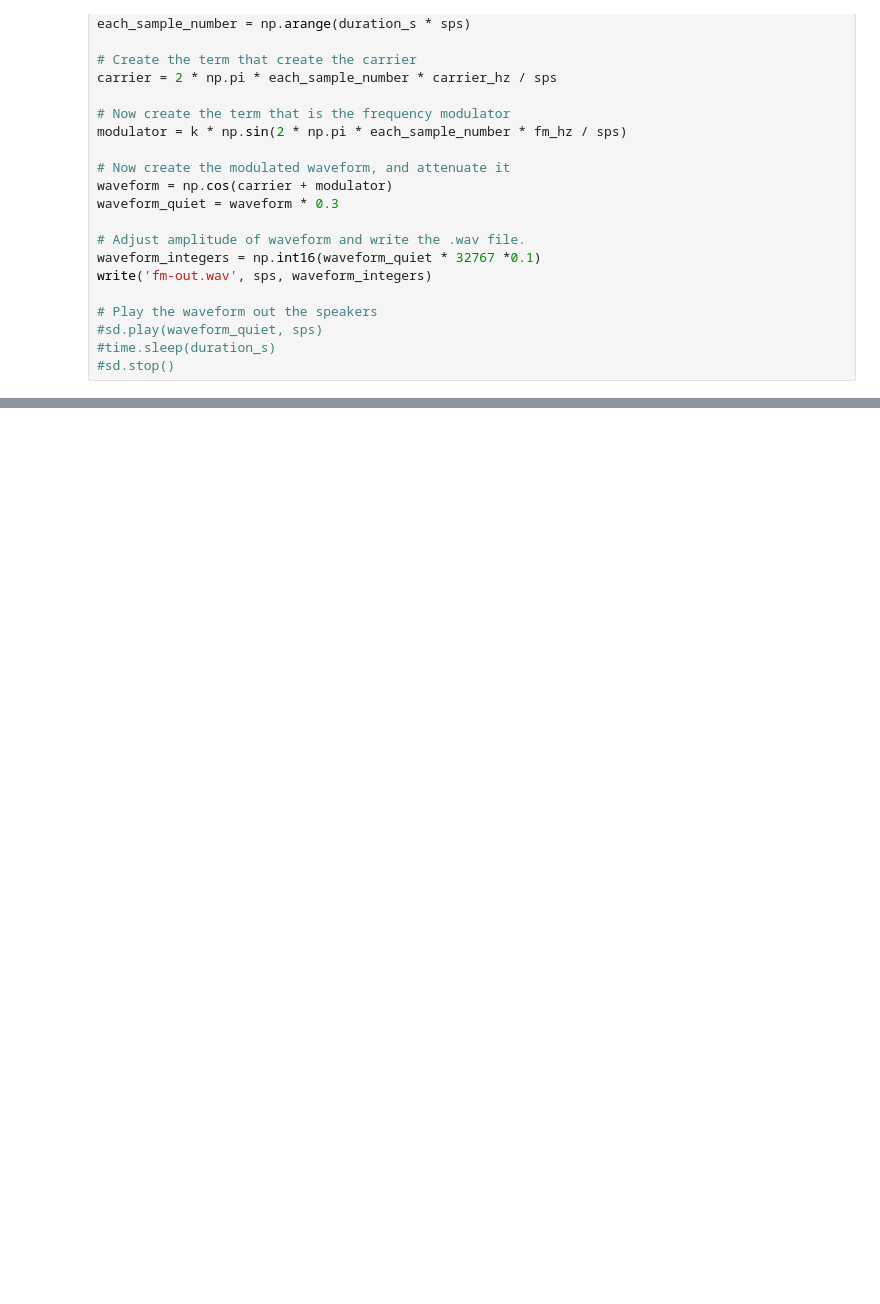
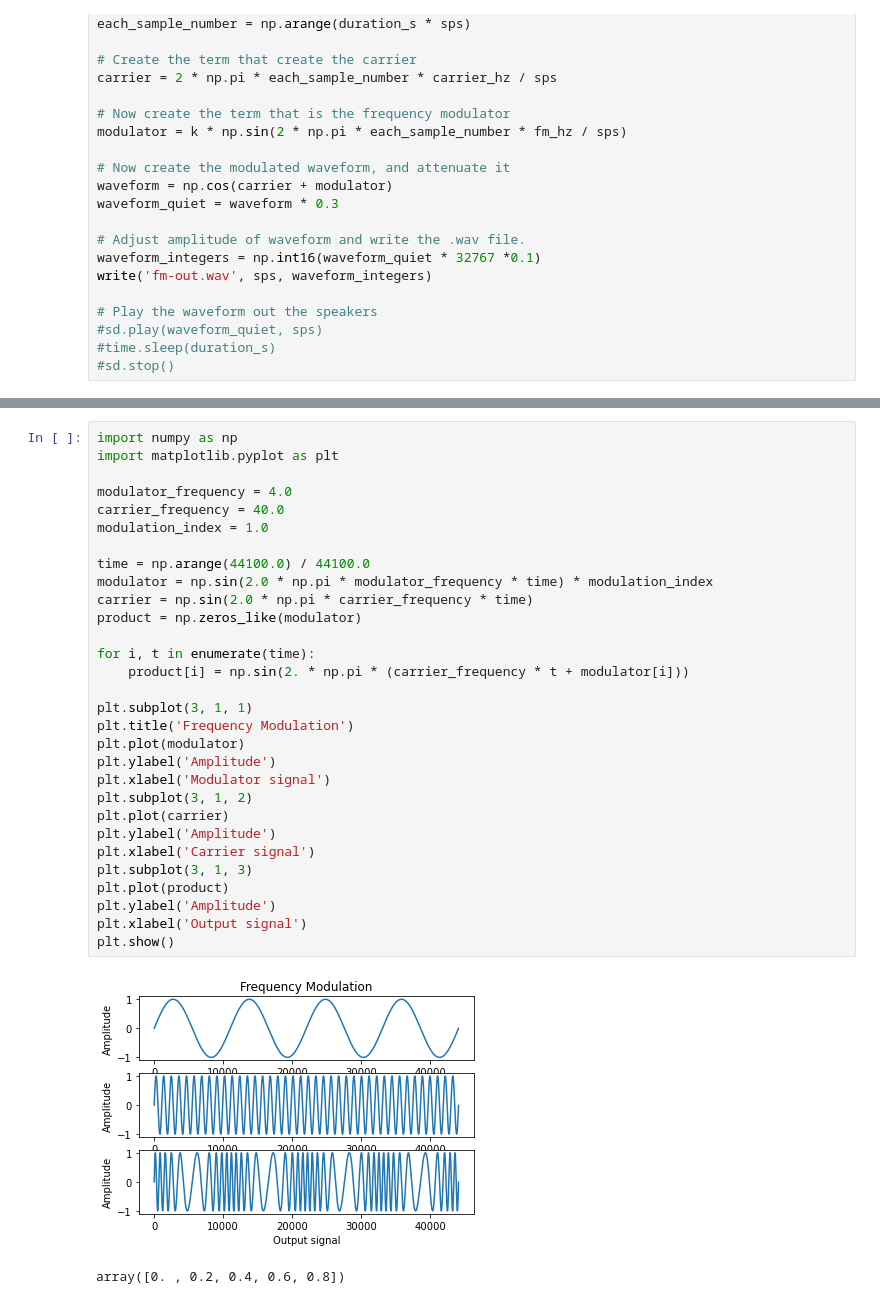
Before and after one commit to Shingirai98/Audio-Steganogrophy-Decoder, a Jupyter notebook: YODA Audio Steganography.ipynb, the cells around one changed output, grey strips where cells are left out. Saved outputs shown, nothing was run; the diff lists cells and outputs as text; blank space fills up the shorter version.

```diff
--- a/YODA Audio Steganography.ipynb
+++ b/YODA Audio Steganography.ipynb
@@ -460,3 +479,36 @@ print("################",sample)
 # %% [output]
 [figure]
 ################ 22050
+# %%
+import numpy as np
+import matplotlib.pyplot as plt
+
+modulator_frequency = 4.0
+carrier_frequency = 40.0
+modulation_index = 1.0
+
+time = np.arange(44100.0) / 44100.0
+modulator = np.sin(2.0 * np.pi * modulator_frequency * time) * modulation_index
+carrier = np.sin(2.0 * np.pi * carrier_frequency * time)
+product = np.zeros_like(modulator)
+
+for i, t in enumerate(time):
+    product[i] = np.sin(2. * np.pi * (carrier_frequency * t + modulator[i]))
+
+plt.subplot(3, 1, 1)
+plt.title('Frequency Modulation')
+plt.plot(modulator)
+plt.ylabel('Amplitude')
+plt.xlabel('Modulator signal')
+plt.subplot(3, 1, 2)
+plt.plot(carrier)
+plt.ylabel('Amplitude')
+plt.xlabel('Carrier signal')
+plt.subplot(3, 1, 3)
+plt.plot(product)
+plt.ylabel('Amplitude')
+plt.xlabel('Output signal')
+plt.show()
+# %% [output]
+[figure, added]
+array([0. , 0.2, 0.4, 0.6, 0.8])
```
Also changed, not shown: parts of 3 cells of this notebook.
